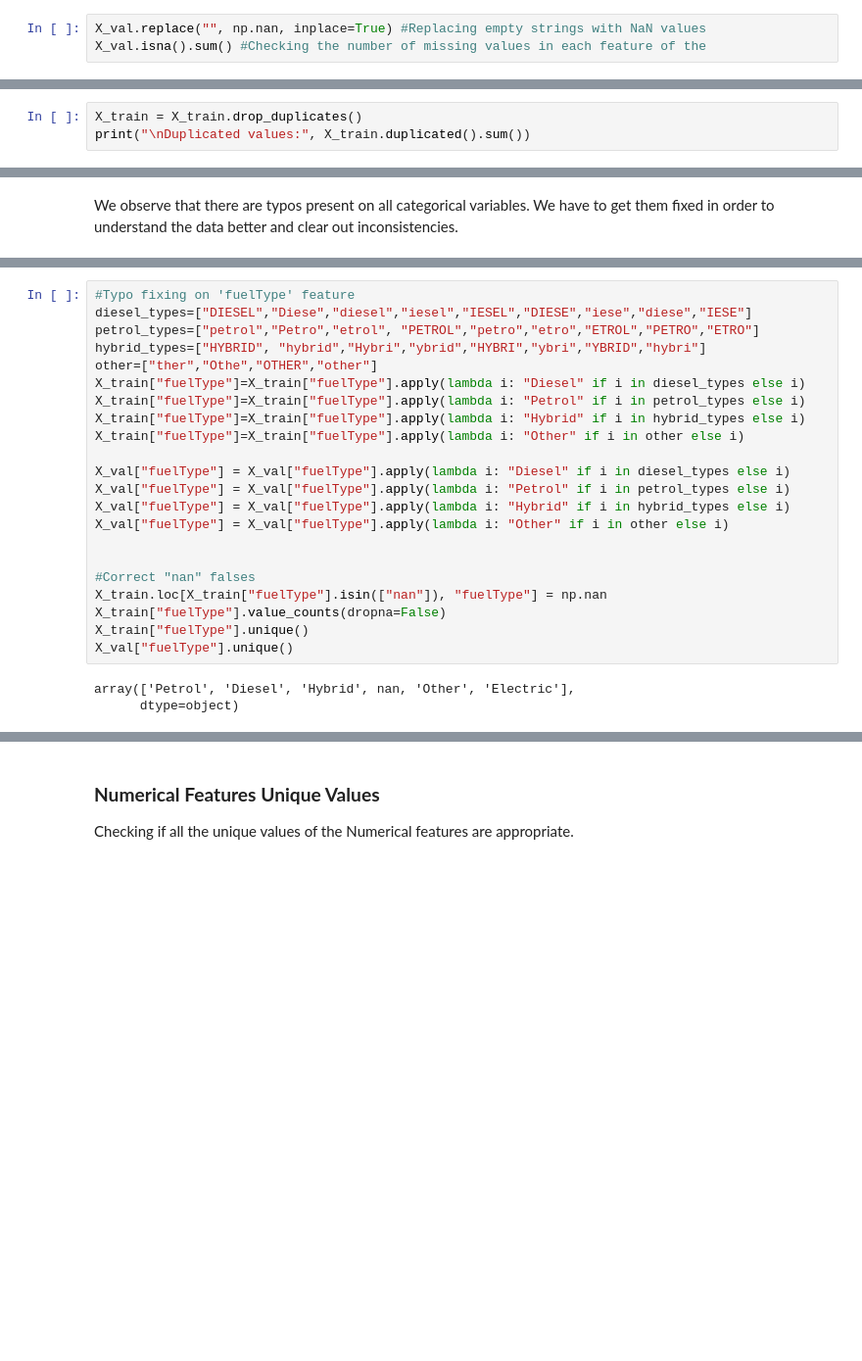
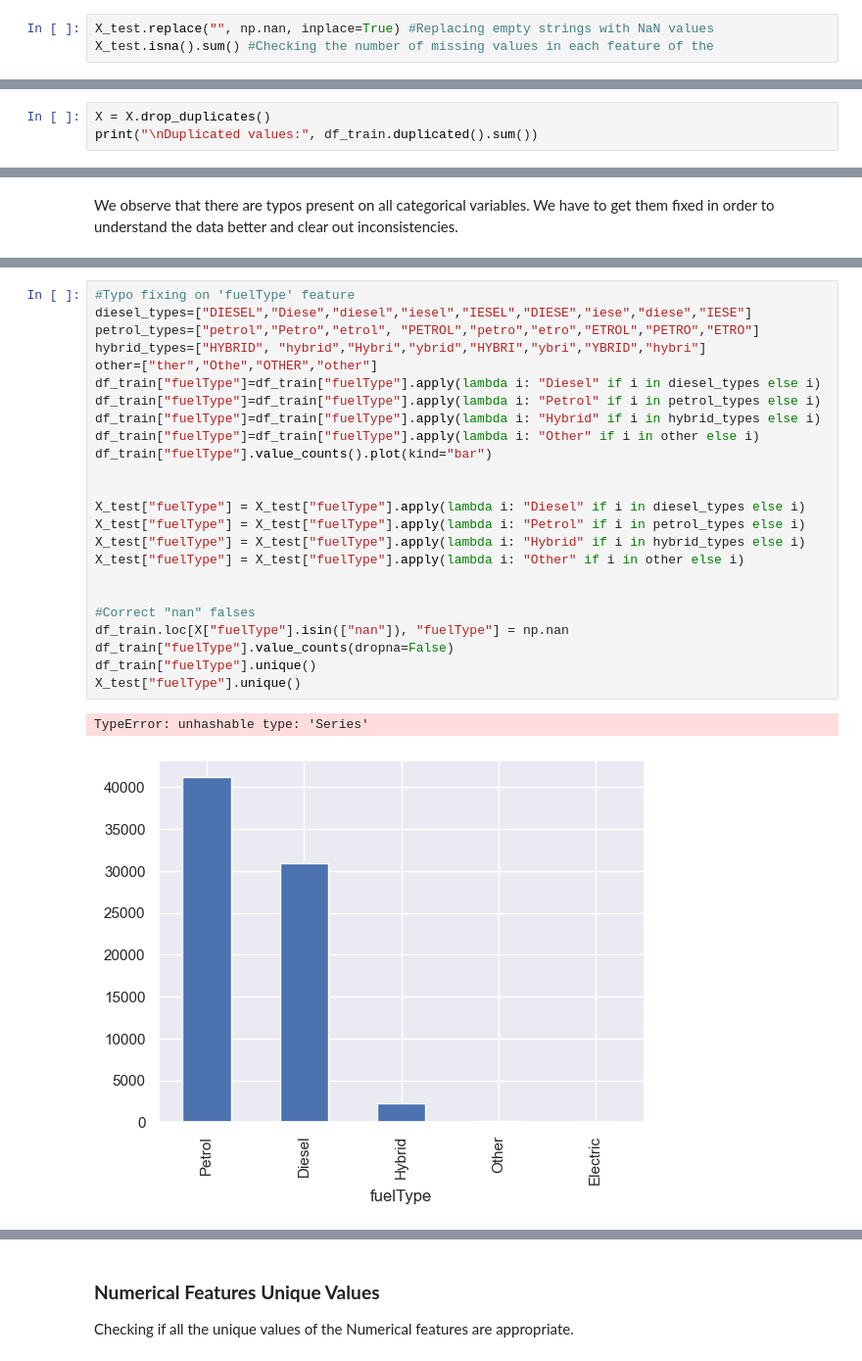
Before and after one commit to Filipesteves974/Machine-Learning-project, a Jupyter notebook: final.ipynb, the cells around one changed output, grey strips where cells are left out. Shown at 98% size. Drawn from its saved outputs; the diff is of its cells as text; blank space fills up the shorter version.

```diff
--- a/final.ipynb
+++ b/final.ipynb
@@ -189,8 +190,8 @@ previousOwners    1550
 hasDamage         1548
 dtype: int64
 # %%
-X_val.replace("", np.nan, inplace=True) #Replacing empty strings with NaN values
-X_val.isna().sum() #Checking the number of missing values in each feature of the
+X_test.replace("", np.nan, inplace=True) #Replacing empty strings with NaN values
+X_test.isna().sum() #Checking the number of missing values in each feature of the
 # %% [output]
 Brand              649
 model              650
@@ -216,8 +217,8 @@ Duplicated values: 11
 # %% [markdown]
 The training set has 11 duplicated lines. Its' presence is insignificant, therefore we can drop them.
 # %%
-X_train = X_train.drop_duplicates()
-print("\nDuplicated values:", X_train.duplicated().sum())
+X = X.drop_duplicates()
+print("\nDuplicated values:", df_train.duplicated().sum())
 # %% [output]
 Duplicated values: 0
 # %%
@@ -291,27 +293,29 @@ fuelType unique values: ['petrol' 'Petrol' 'Diesel' 'Diese' 'Hybrid' 'iesel' 'Pe
 # %%
 #Typo fixing on 'fuelType' feature
 diesel_types=["DIESEL","Diese","diesel","iesel","IESEL","DIESE","iese","diese","IESE"]
 petrol_types=["petrol","Petro","etrol", "PETROL","petro","etro","ETROL","PETRO","ETRO"]
 hybrid_types=["HYBRID", "hybrid","Hybri","ybrid","HYBRI","ybri","YBRID","hybri"]
 other=["ther","Othe","OTHER","other"]
-X_train["fuelType"]=X_train["fuelType"].apply(lambda i: "Diesel" if i in diesel_types else i)
-X_train["fuelType"]=X_train["fuelType"].apply(lambda i: "Petrol" if i in petrol_types else i)
-X_train["fuelType"]=X_train["fuelType"].apply(lambda i: "Hybrid" if i in hybrid_types else i)
-X_train["fuelType"]=X_train["fuelType"].apply(lambda i: "Other" if i in other else i)
+df_train["fuelType"]=df_train["fuelType"].apply(lambda i: "Diesel" if i in diesel_types else i)
+df_train["fuelType"]=df_train["fuelType"].apply(lambda i: "Petrol" if i in petrol_types else i)
+df_train["fuelType"]=df_train["fuelType"].apply(lambda i: "Hybrid" if i in hybrid_types else i)
+df_train["fuelType"]=df_train["fuelType"].apply(lambda i: "Other" if i in other else i)
+df_train["fuelType"].value_counts().plot(kind="bar")
 
-X_val["fuelType"] = X_val["fuelType"].apply(lambda i: "Diesel" if i in diesel_types else i)
-X_val["fuelType"] = X_val["fuelType"].apply(lambda i: "Petrol" if i in petrol_types else i)
-X_val["fuelType"] = X_val["fuelType"].apply(lambda i: "Hybrid" if i in hybrid_types else i)
-X_val["fuelType"] = X_val["fuelType"].apply(lambda i: "Other" if i in other else i)
+
+X_test["fuelType"] = X_test["fuelType"].apply(lambda i: "Diesel" if i in diesel_types else i)
+X_test["fuelType"] = X_test["fuelType"].apply(lambda i: "Petrol" if i in petrol_types else i)
+X_test["fuelType"] = X_test["fuelType"].apply(lambda i: "Hybrid" if i in hybrid_types else i)
+X_test["fuelType"] = X_test["fuelType"].apply(lambda i: "Other" if i in other else i)
 
 
 #Correct "nan" falses
-X_train.loc[X_train["fuelType"].isin(["nan"]), "fuelType"] = np.nan
-X_train["fuelType"].value_counts(dropna=False)
-X_train["fuelType"].unique()
-X_val["fuelType"].unique()
+df_train.loc[X["fuelType"].isin(["nan"]), "fuelType"] = np.nan
+df_train["fuelType"].value_counts(dropna=False)
+df_train["fuelType"].unique()
+X_test["fuelType"].unique()
 # %% [output]
-array(['Petrol', 'Diesel', 'Hybrid', nan, 'Other', 'Electric'],
-      dtype=object)
+TypeError: unhashable type: 'Series'
+[figure, added]
 # %%
 #Typo fixing on 'Brand' feature
```
Also changed, not shown: parts of 30 cells of this notebook.
